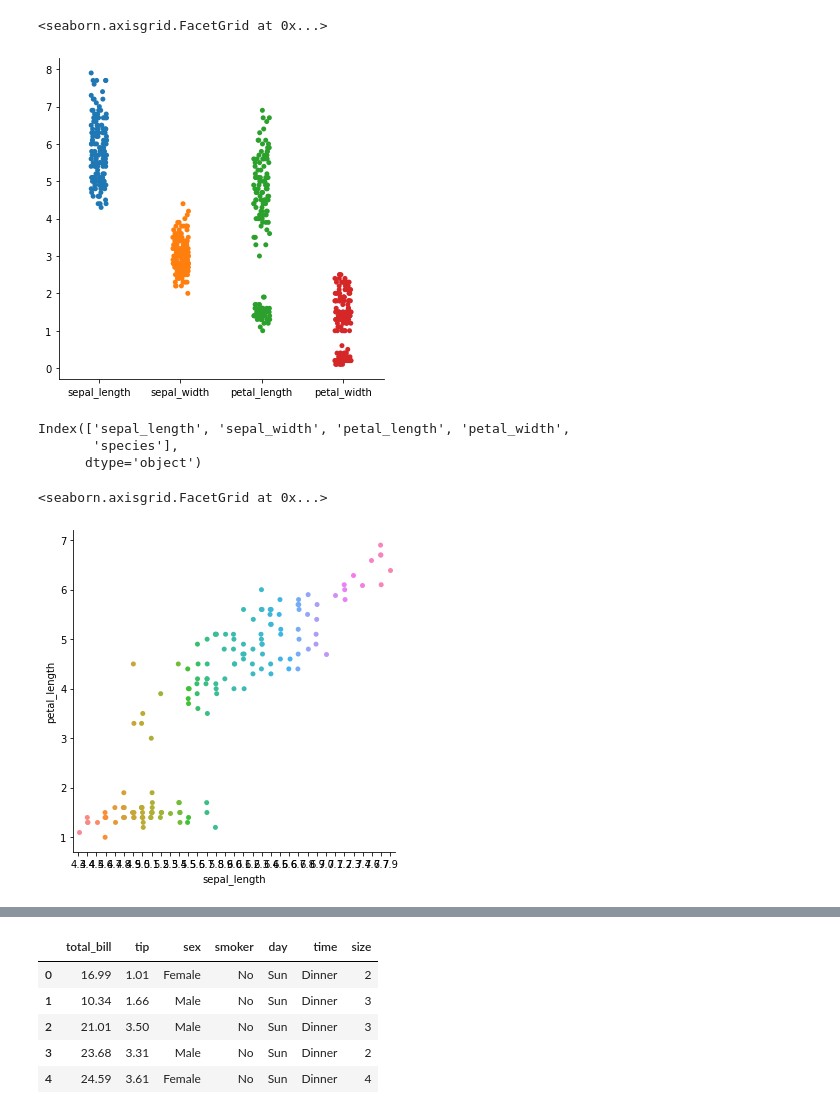
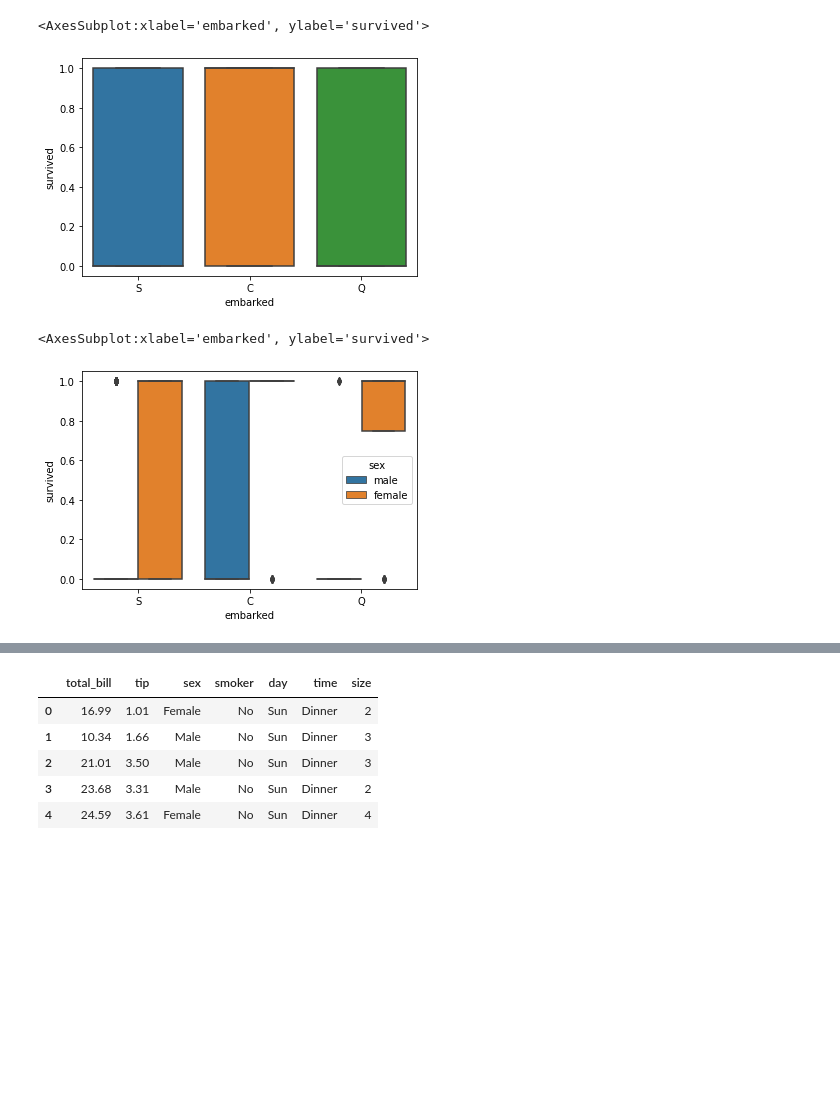
Before and after one commit to LavanyaUnnagiri/Data-Science, a Jupyter notebook: Seaborn Plots.ipynb, the cells around one changed output, grey strips where cells are left out. Drawn from its saved outputs; the diff is of its cells as text; code cells hidden in the pictures; blank space fills up the shorter version.

```diff
--- a/Seaborn Plots.ipynb
+++ b/Seaborn Plots.ipynb
@@ -45,4 +29,4 @@ sns.get_dataset_names()
 # %%
-df=sns.load_dataset("iris")
+df=sns.load_dataset("titanic")
 df.head()
 # %% [output]
@@ -101,16 +98,10 @@ df.groupby(by='species').sum()
 # %%
-sns.catplot(data=df)
+sns.boxplot(x='embarked',y='survived',data=df)
 # %% [output]
-<seaborn.axisgrid.FacetGrid at 0x...>
+<AxesSubplot:xlabel='embarked', ylabel='survived'>
-[figure, old version]
+[figure, new version]
-# %%
-df.columns
-# %% [output]
-Index(['sepal_length', 'sepal_width', 'petal_length', 'petal_width',
-       'species'],
-      dtype='object')
 # %%
-sns.catplot(x='sepal_length',y='petal_length',data=df)
+sns.boxplot(x='embarked',y='survived',data=df,hue='sex')
 # %% [output]
-<seaborn.axisgrid.FacetGrid at 0x...>
+<AxesSubplot:xlabel='embarked', ylabel='survived'>
-[figure, old version]
+[figure, new version]
```
Also changed, not shown: parts of 80 cells of this notebook.
